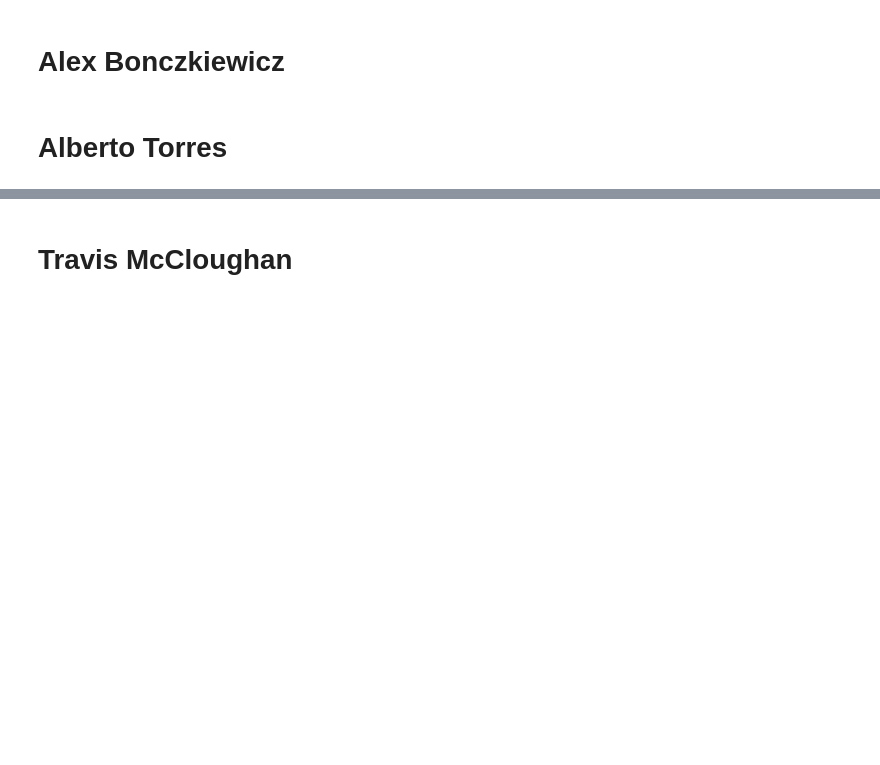
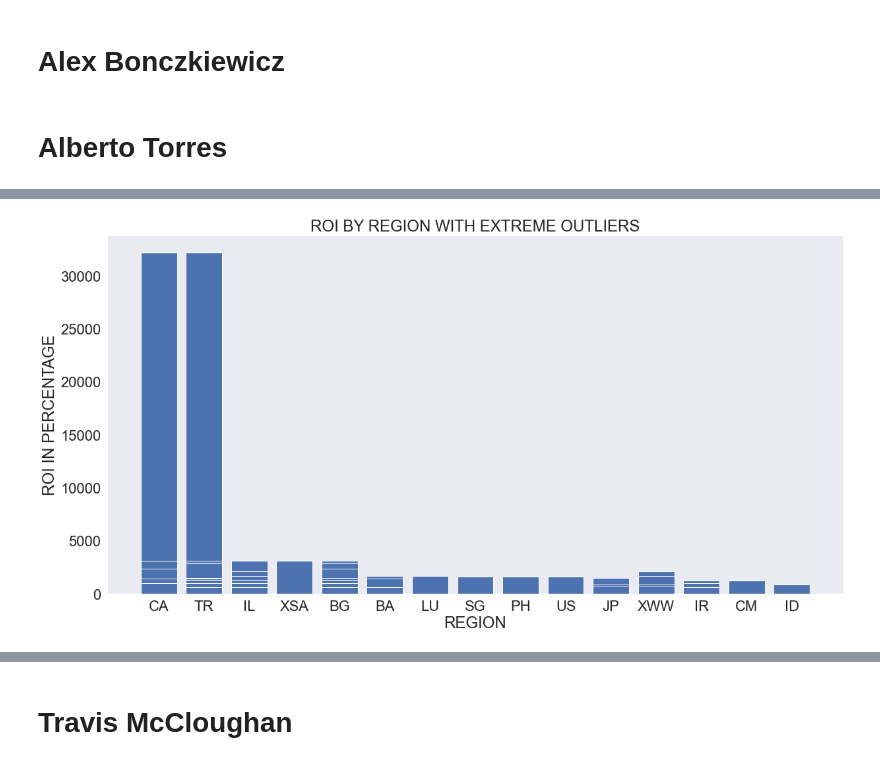
Before and after one commit to jaeminlee95/Semester1_Capstone_Group_3, a Jupyter notebook: student.ipynb, the cells around one changed output, grey strips where cells are left out. Cells and saved outputs as stored; diff of their text form; code cells hidden in the pictures; blank space fills up the shorter version.

```diff
--- a/student.ipynb
+++ b/student.ipynb
@@ -14,0 +350,4 @@ Please fill out:
+# %%
+# import the movie_budgets.csv file'filename.zip'compression='gzip', header=0,
+movie_budgets = pd.read_csv("zippedData/tn.movie_budgets.csv")
+movie_budgets.info()
@@ -14,0 +489,6 @@ Please fill out:
+# %%
+# merge movie_genres_regrouped with movie_budgets
+movie_genres_budget = movie_genres_regrouped.merge(movie_budgets, left_on="primary_title",
+                                                   right_on="movie")
+movie_genres_budget['ROI'] = (movie_genres_budget['domestic_gross'] + movie_genres_budget['worldwide_gross']) / movie_genres_budget['production_budget'] * 100
+movie_genres_budget
@@ -14,0 +509,3 @@ Please fill out:
+# %%
+movie_budget_dup_removed = movie_genres_budget.copy()
+movie_budget_dup_removed = movie_budget_dup_removed.drop_duplicates(subset=['genre_group'], keep='first')
@@ -14,0 +514,18 @@ Please fill out:
+# %%
+# movie_genres_budget.iloc[movie_genres_budget['ROI'].sort_values(ascending = False)]
+roi = movie_budget_dup_removed.sort_values(by=['ROI'], ascending=False)
+
+roi_sum = roi.groupby(['primary_title','region']).agg({'production_budget': 'mean','domestic_gross': 'mean',
+                                    'worldwide_gross': 'mean',
+                                   'ROI': 'mean'})
+
+
+roi_count = roi_sum.groupby(['primary_title'], sort=False).size().reset_index(name='primary_title_count')
+roi_merge = roi.merge(roi_count, left_on="primary_title",
+                                                   right_on="primary_title")
+
+# roi_merge['budget_by_title'] = roi_merge['production_budget'] / roi_merge['primary_title_count']
+roi_merge['dom_gross_title'] = roi_merge['domestic_gross'] / roi_merge['primary_title_count']
+roi_merge['WW_gross_title'] = roi_merge['worldwide_gross'] / roi_merge['primary_title_count']
+roi_merge['ROI_by_title'] = roi_merge['ROI'] / roi_merge['primary_title_count']
+roi_merge
@@ -14,0 +562,13 @@ Please fill out:
+# %%
+roi_merge = roi_merge[0:100]
+
+roi_merge
+fig, ax = plt.subplots(figsize=(20,10))
+ax.grid(False)
+plt.bar(roi_merge['region'], roi_merge['ROI_by_title'])
+plt.title('ROI BY REGION WITH EXTREME OUTLIERS')
+plt.xlabel('REGION')
+plt.ylabel('ROI IN PERCENTAGE')
+plt.show()
+# %% [output]
+[figure, added]
```
Also changed, not shown: parts of 36 cells of this notebook, 1 other file.
